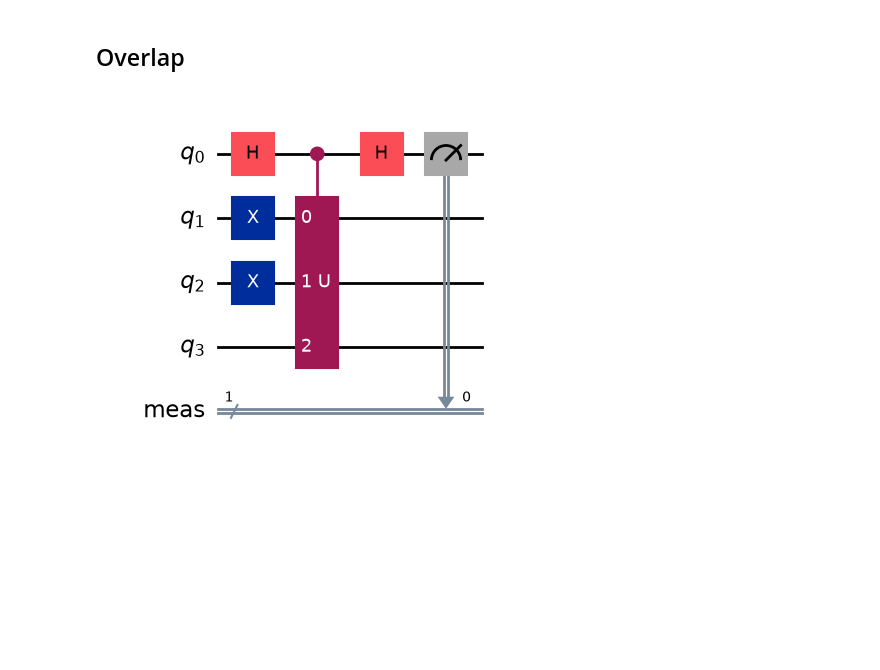
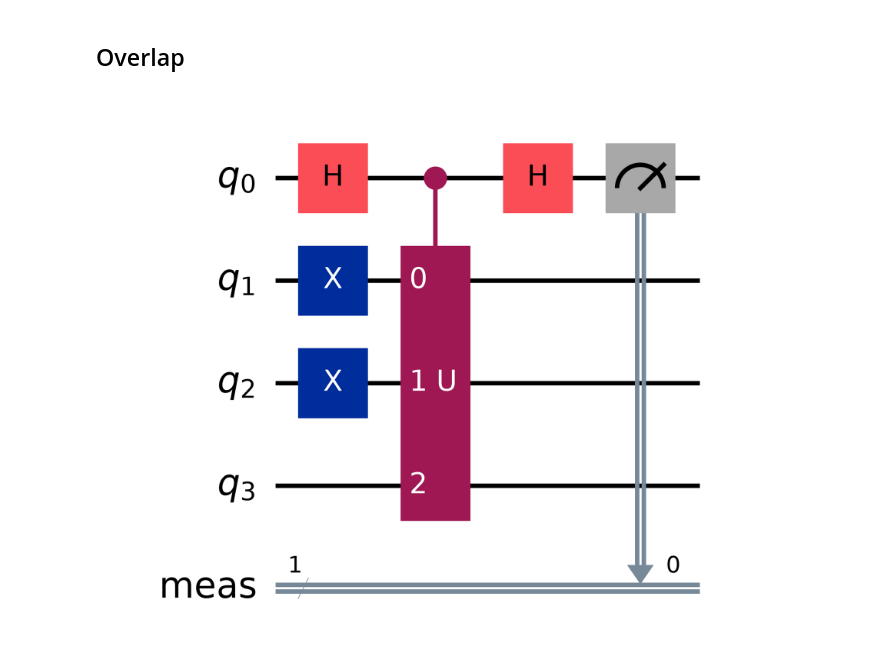
Before and after one commit to abelcarreras/CourseQuantumComputing, a Jupyter notebook: session_2/coupled_cluster.ipynb, the cells around one changed output. Saved outputs shown, nothing was run; the diff lists cells and outputs as text; code cells hidden in the pictures; blank space fills up the shorter version.

```diff
--- a/session_2/coupled_cluster.ipynb
+++ b/session_2/coupled_cluster.ipynb
@@ -381,35 +394,35 @@ def evolution_gate(params):
     return evol.to_gate(label="U")
 
 
 # Build the ansatz
 def get_hadamard_test_circuit(params, imaginary_part=False):
 
     qc_test = QuantumCircuit(q, c_reg)
 
     # reference
     qc_test.x(1)
     qc_test.x(2)
 
     qc_test.h(0)
 
 
     if imaginary_part:
         qc_test.s(0) # for imaginary part
 
     U_gate = evolution_gate(params)
 
     U_controlled_gate = U_gate.control(1)
 
     qc_test.append(U_controlled_gate, [0, 1, 2, 3])
     qc_test.h(0)
 
     qc_test.measure(q[0], c_reg)
 
     return qc_test
 
-get_hadamard_test_circuit([0.1]).draw('mpl')
+get_hadamard_test_circuit([0.1]).draw('mpl', scale=5.0)
 # %% [output]
-[figure, old version]
+[figure, new version]
 # %%
 def cost_function_overlap(params):
 
```
Also changed, not shown: parts of 6 cells of this notebook, 1 other file.
